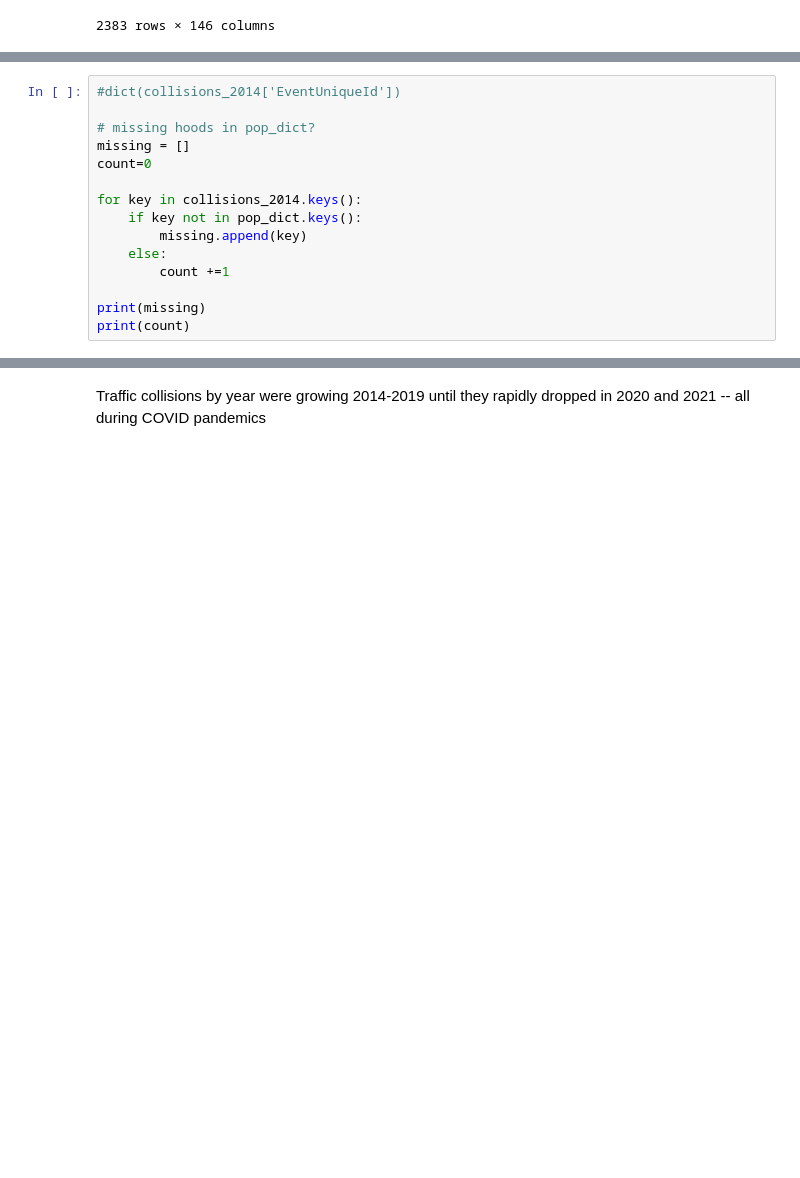
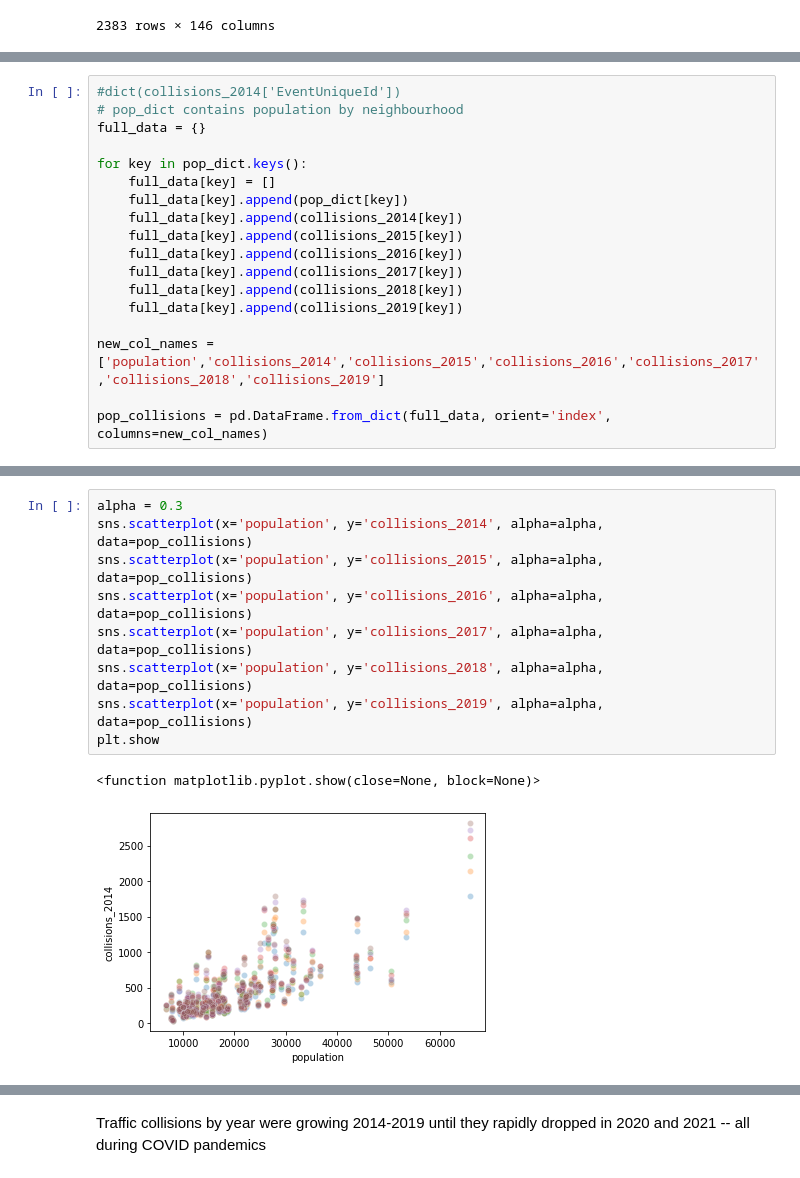
Before and after one commit to Andrew-Agapov/Kaggle_projects, a Jupyter notebook: toronto-traffic-collisions-analysis.ipynb, the cells around one changed output, grey strips where cells are left out. Saved outputs shown, nothing was run; the diff lists cells and outputs as text; blank space fills up the shorter version.

Commit message:
Kaggle Notebook | Toronto Traffic Collisions Analysis | Version 13

```diff
--- a/toronto-traffic-collisions-analysis.ipynb
+++ b/toronto-traffic-collisions-analysis.ipynb
@@ -299,16 +307 @@ collisions_2014 = dict(df_clean[df_clean['Year']==2014].groupby('Neighbourhood')
 #df_clean.groupby('Neighbourhood').count()
-# %%
-#dict(collisions_2014['EventUniqueId'])
-
-# missing hoods in pop_dict?
-missing = []
-count=0
-
-for key in collisions_2014.keys():
-    if key not in pop_dict.keys():
-        missing.append(key)
-    else:
-        count +=1
-
-print(missing)
-print(count)
@@ -317,0 +308,18 @@ print(count)
+# %%
+#dict(collisions_2014['EventUniqueId'])
+# pop_dict contains population by neighbourhood
+full_data = {}
+
+for key in pop_dict.keys():
+    full_data[key] = []
+    full_data[key].append(pop_dict[key])
+    full_data[key].append(collisions_2014[key])
+    full_data[key].append(collisions_2015[key])
+    full_data[key].append(collisions_2016[key])
+    full_data[key].append(collisions_2017[key])
+    full_data[key].append(collisions_2018[key])
+    full_data[key].append(collisions_2019[key])
+
+new_col_names = ['population','collisions_2014','collisions_2015','collisions_2016','collisions_2017','collisions_2018','collisions_2019']
+
+pop_collisions = pd.DataFrame.from_dict(full_data, orient='index', columns=new_col_names)
@@ -317,0 +342,12 @@ print(count)
+# %%
+alpha = 0.3
+sns.scatterplot(x='population', y='collisions_2014', alpha=alpha, data=pop_collisions)
+sns.scatterplot(x='population', y='collisions_2015', alpha=alpha, data=pop_collisions)
+sns.scatterplot(x='population', y='collisions_2016', alpha=alpha, data=pop_collisions)
+sns.scatterplot(x='population', y='collisions_2017', alpha=alpha, data=pop_collisions)
+sns.scatterplot(x='population', y='collisions_2018', alpha=alpha, data=pop_collisions)
+sns.scatterplot(x='population', y='collisions_2019', alpha=alpha, data=pop_collisions)
+plt.show
+# %% [output]
+<function matplotlib.pyplot.show(close=None, block=None)>
+[figure, added]
```
Also changed, not shown: parts of 5 cells of this notebook.
